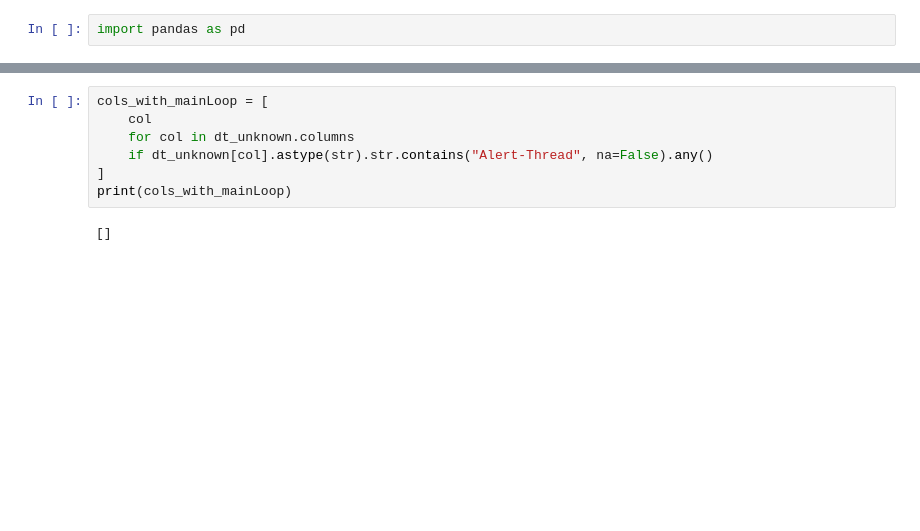
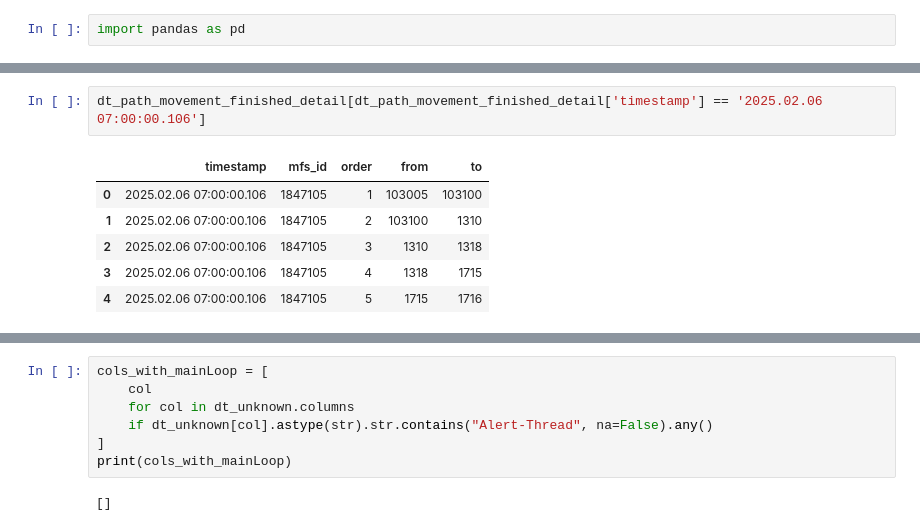
Before and after one commit to hseptiani/iis-seminar, a Jupyter notebook: analysis.ipynb, the cells around one changed output, grey strips where cells are left out. Saved outputs shown, nothing was run; the diff lists cells and outputs as text; blank space fills up the shorter version.

```diff
--- a/analysis.ipynb
+++ b/analysis.ipynb
@@ -15 +34,10 @@ dt_telegrams_sent = pd.read_pickle("result/Telegrams Sent.pkl")
+# %%
+dt_path_movement_finished_detail[dt_path_movement_finished_detail['timestamp'] == '2025.02.06 07:00:00.106']
+# %% [output]
+|  | timestamp | mfs_id | order | from | to |
+| 0 | 2025.02.06 07:00:00.106 | 1847105 | 1 | 103005 | 103100 |
+| 1 | 2025.02.06 07:00:00.106 | 1847105 | 2 | 103100 | 1310 |
+| 2 | 2025.02.06 07:00:00.106 | 1847105 | 3 | 1310 | 1318 |
+| 3 | 2025.02.06 07:00:00.106 | 1847105 | 4 | 1318 | 1715 |
+| 4 | 2025.02.06 07:00:00.106 | 1847105 | 5 | 1715 | 1716 |
 # %%
```
Also changed, not shown: parts of 4 cells of this notebook, 3 other files.
